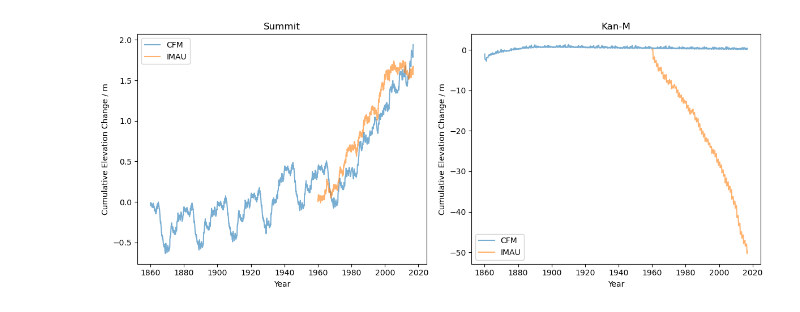
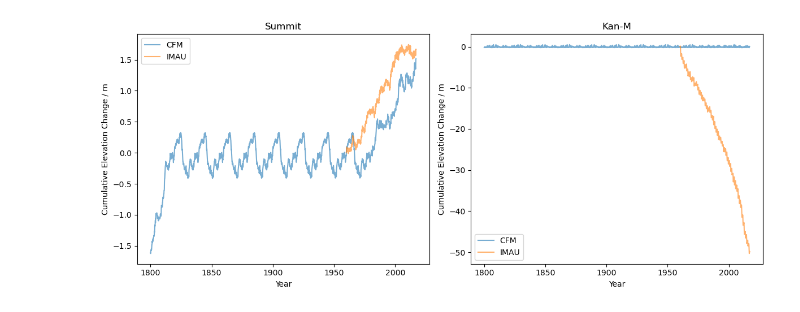
Before and after one commit to Jez-Carter/CommunityFirnModel, a Jupyter notebook: CFM_Lancaster/notebooks/Examining Output.ipynb, the cells around one changed output. Cells and saved outputs as stored; diff of their text form; code cells hidden in the pictures.

```diff
--- a/CFM_Lancaster/notebooks/Examining Output.ipynb
+++ b/CFM_Lancaster/notebooks/Examining Output.ipynb
@@ -8,21 +8,23 @@ from src.paths import processed_data_path,repo_path
 ds_imau = xr.open_dataset(f'{processed_data_path}IMAU_Output/imau_station_data.nc')
 ds_imau = ds_imau.rename({'zs':'cum_ele'})
 #CFM Output
-results_path = f'{repo_path}CFM_Lancaster/results/reformatted_output/Single_Dimension_CFM_Output.nc'
-ds_single_dimension_outputs = xr.open_dataset(results_path)
+ds_cfm = xr.open_dataset(f'{repo_path}CFM_Lancaster/results/Single_Dimension_CFM_Output.nc')
+ds_cfm = ds_cfm.swap_dims({'time':'year'})
+ds_cfm['cum_ele'] = ds_cfm.depth_lowest-ds_cfm.depth_lowest.sel(year=1960,method='nearest')
+# ds_cfm['cum_ele'] = ds_cfm.depth_lowest-ds_cfm.depth_lowest[0]
 # %%
 stations = ['Summit','Kan-M']
 output = 'cum_ele'
 output_fullname = 'Cumulative Elevation Change / m'
 
 fig, subplots = plt.subplots(1, 2,figsize=(12,5))
 for ax,station in zip(subplots.flat,stations):
-    ds_single_dimension_outputs[output].isel(time=slice(1,None)).sel(station=station).plot.line(x='year',alpha=0.6,ax=ax,label='CFM')
+    ds_cfm[output].isel(year=slice(1,None)).sel(station=station).plot.line(x='year',alpha=0.6,ax=ax,label='CFM')
     ds_imau[output].isel(time=slice(1,None)).sel(station=station).plot.line(x='time',alpha=0.6,ax=ax,label='IMAU')
     ax.set_title(station)
     ax.set_ylabel(output_fullname)
     ax.set_xlabel('Year')
     ax.legend()
 fig.tight_layout()
 # %% [output]
-[figure, old version]
+[figure, new version]
```
